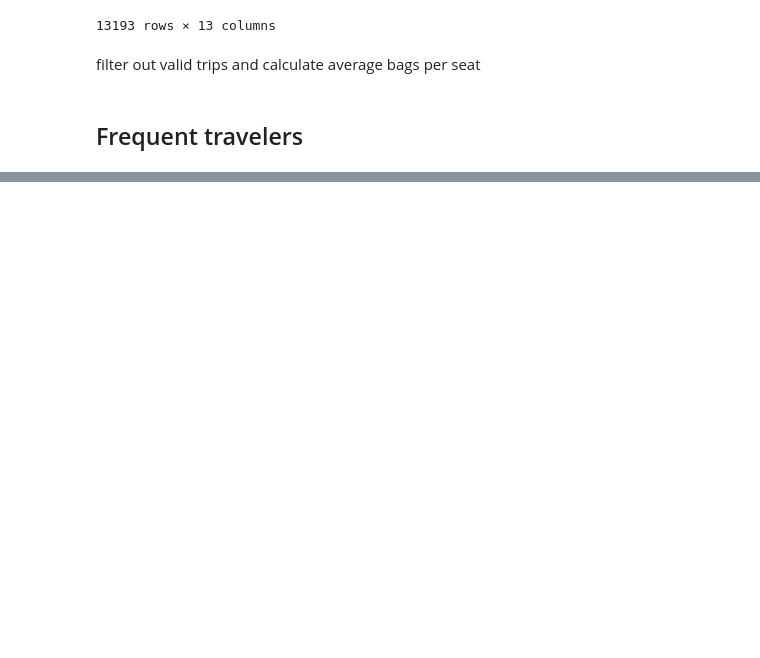
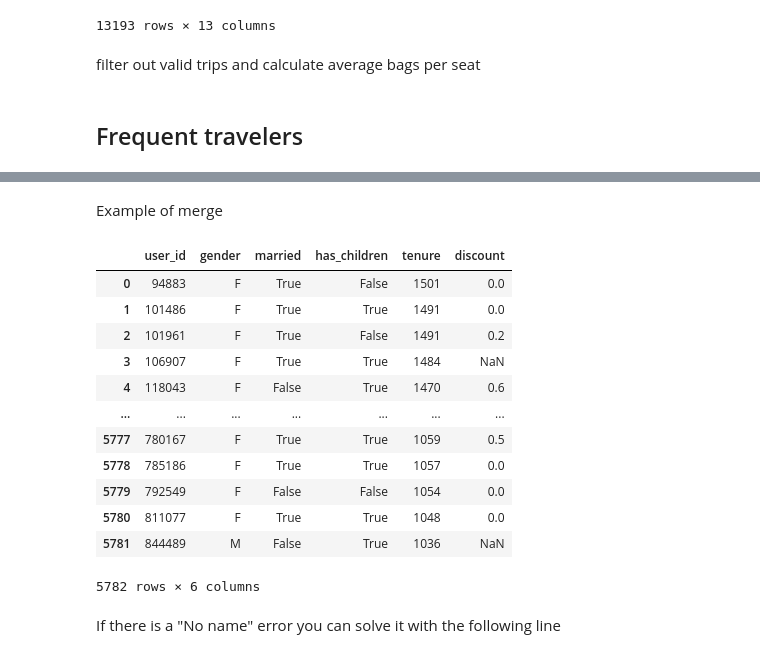
Before and after one commit to anuar-masterschool/TravelTide_Mar, a Jupyter notebook: users_feature_engineering.ipynb, the cells around one changed output, grey strips where cells are left out. Cells and saved outputs as stored; diff of their text form; code cells hidden in the pictures; blank space fills up the shorter version.

```diff
--- a/users_feature_engineering.ipynb
+++ b/users_feature_engineering.ipynb
@@ -70,0 +113,7 @@ cancellation_rate  = number_of_cancellations/total_trips  # feature column
+# %%
+valid_bookings = sessions[(~sessions['trip_id'].isin(cancelled_trip_ids)) & (~sessions['trip_id'].isna())].copy()
+# %%
+valid_bookings['discount']  = valid_bookings["flight_discount"] | valid_bookings["hotel_discount"]
+# %%
+discount_booking_rate = valid_bookings.groupby("user_id")['discount'].mean() # feature column
+discount_booking_rate.name = 'discount_booking_rate'
@@ -70,0 +138,20 @@ cancellation_rate  = number_of_cancellations/total_trips  # feature column
+# %% [markdown]
+Example of merge
+# %%
+user_features.merge(discount_booking_rate, on='user_id', how='left')
+# %% [output]
+|  | user_id | gender | married | has_children | tenure | discount |
+| 0 | 94883 | F | True | False | 1501 | 0.0 |
+| 1 | 101486 | F | True | True | 1491 | 0.0 |
+| 2 | 101961 | F | True | False | 1491 | 0.2 |
+| 3 | 106907 | F | True | True | 1484 | NaN |
+| 4 | 118043 | F | False | True | 1470 | 0.6 |
+| ... | ... | ... | ... | ... | ... | ... |
+| 5777 | 780167 | F | True | True | 1059 | 0.5 |
+| 5778 | 785186 | F | True | True | 1057 | 0.0 |
+| 5779 | 792549 | F | False | False | 1054 | 0.0 |
+| 5780 | 811077 | F | True | True | 1048 | 0.0 |
+| 5781 | 844489 | M | False | True | 1036 | NaN |
+5782 rows × 6 columns
+# %% [markdown]
+If there is a "No name" error you can solve it with the following line
```
Also changed, not shown: parts of 23 cells of this notebook.
